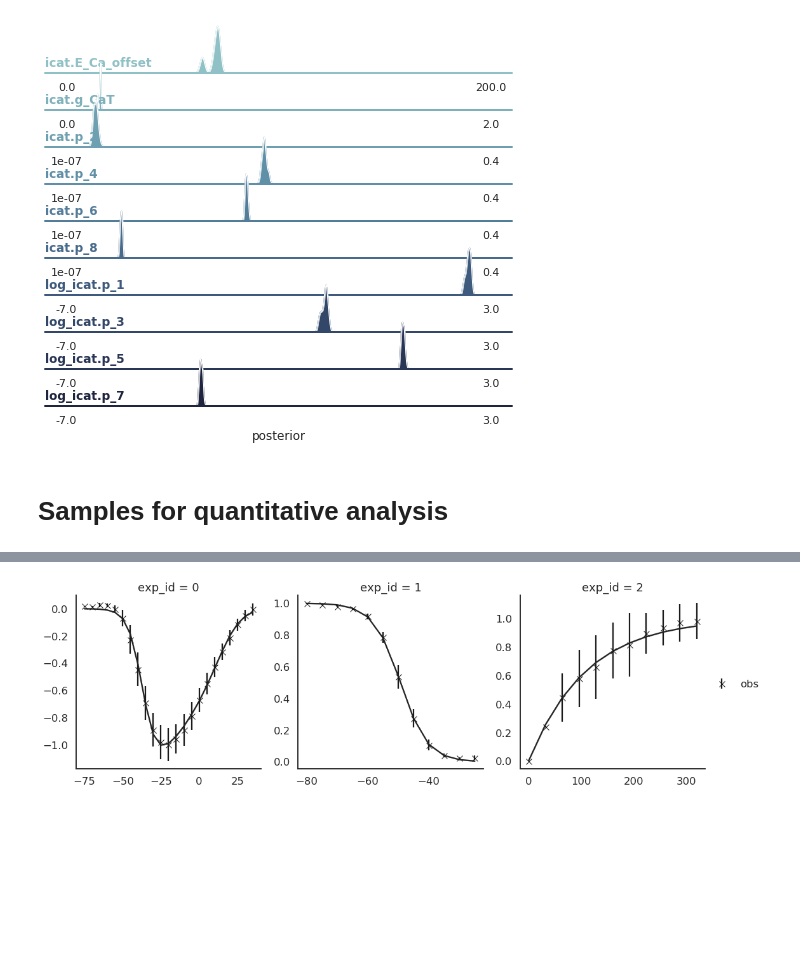
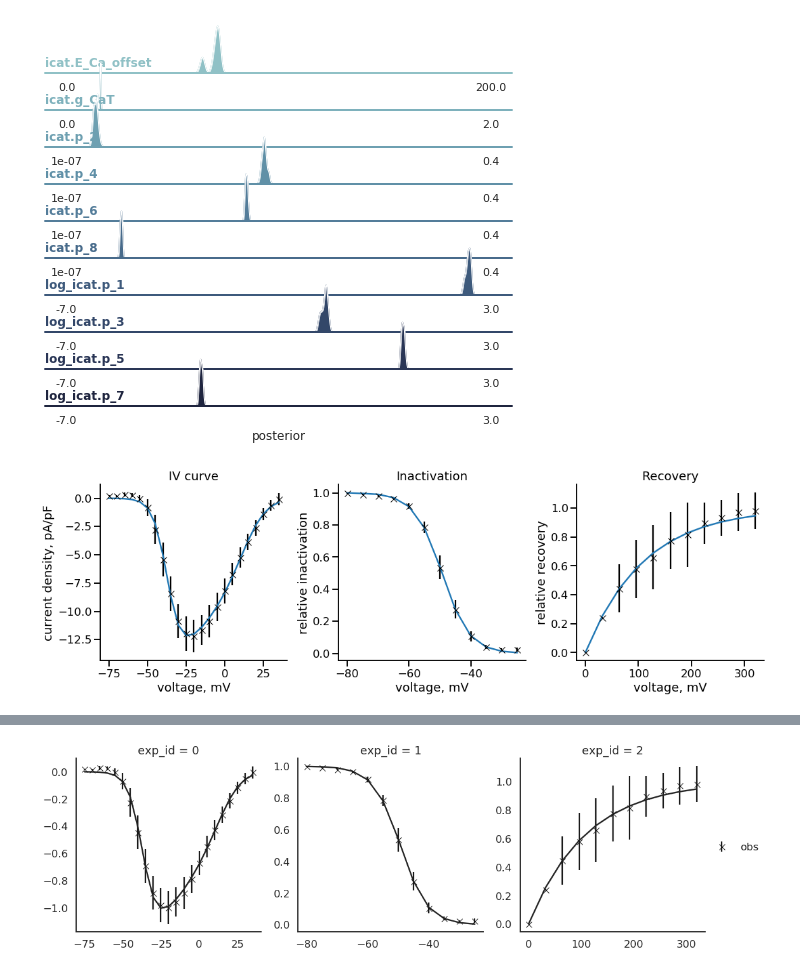
Before and after one commit to charleshouston/ion-channel-ABC, a Jupyter notebook: docs/examples/hl1/hl1-icat.ipynb, the cells around one changed output, grey strips where cells are left out. Drawn from its saved outputs; the diff is of its cells as text; code cells hidden in the pictures; blank space fills up the shorter version.

```diff
--- a/docs/examples/hl1/hl1-icat.ipynb
+++ b/docs/examples/hl1/hl1-icat.ipynb
@@ -134,10 +129,3 @@ from ionchannelABC import plot_parameters_kde
 g = plot_parameters_kde(df, w, limits, aspect=12,height=0.6)
 # %% [output]
 [figure]
-# %% [markdown]
-# Samples for quantitative analysis
-# %%
-# Generate parameter samples
-n_samples = 100
-df, w = history.get_distribution(m=0)
-th_samples = df.sample(n=n_samples, weights=w, replace=True).to_dict(orient='records')
@@ -143,0 +138,21 @@ th_samples = df.sample(n=n_samples, weights=w, replace=True).to_dict(orient='rec
+# %%
+sns.set_context('talk')
+
+mpl.rcParams['font.size'] = 14
+mpl.rcParams['legend.fontsize'] = 14
+
+g = plot_sim_results(modelfile, nguyen_iv, nguyen_inact, deng_rec, df=df, w=w)
+
+xlabels = ["voltage, mV"]*3
+ylabels = ["current density, pA/pF", "relative inactivation", "relative recovery"]
+titles = ["IV curve", "Inactivation", "Recovery"]
+for ax, xl in zip(g.axes.flatten(), xlabels):
+    ax.set_xlabel(xl)
+for ax, yl in zip(g.axes.flatten(), ylabels):
+    ax.set_ylabel(yl)
+for ax, t in zip(g.axes.flatten(), titles):
+    ax.set_title(t)
+
+plt.tight_layout()
+# %% [output]
+[figure, added]
```
Also changed, not shown: parts of 17 cells of this notebook, 3 other files.
